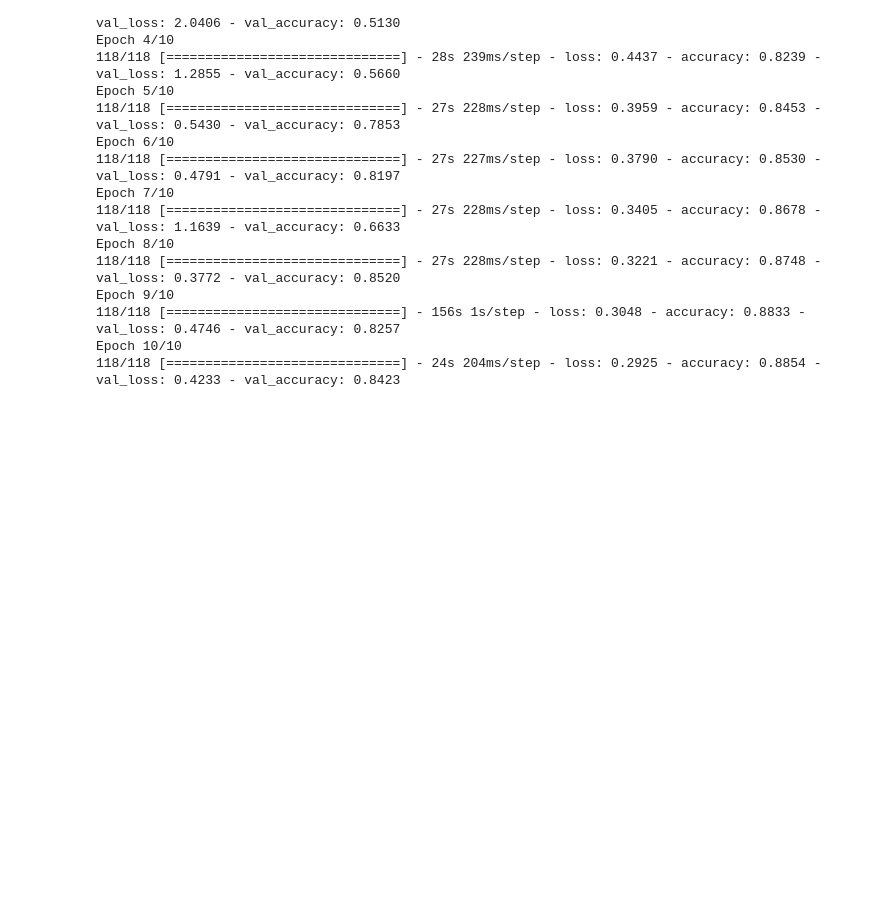
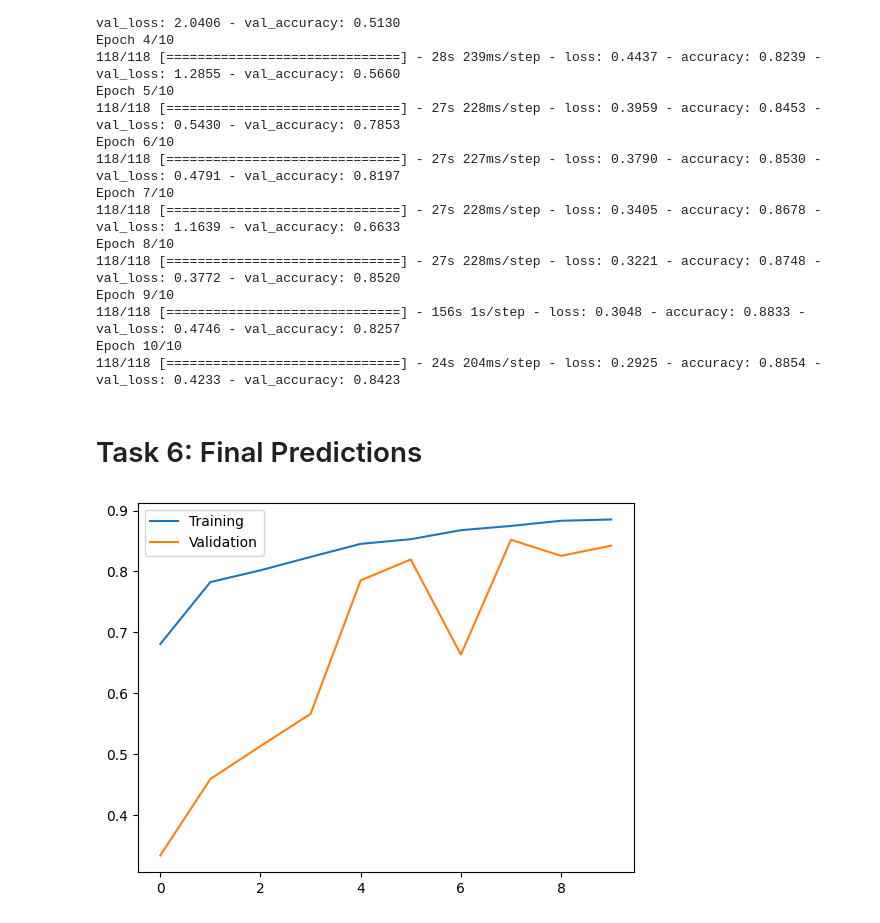
Before and after one commit to ZiaUrRehman-bit/Image-Classification-Using-tensorflow-Keras-on-CIFAR-10-Dataset, a Jupyter notebook: main.ipynb, the cells around one changed output. Cells and saved outputs as stored; diff of their text form; code cells hidden in the pictures; blank space fills up the shorter version.

```diff
--- a/main.ipynb
+++ b/main.ipynb
@@ -252,3 +252,15 @@ Epoch 9/10
 118/118 [==============================] - 156s 1s/step - loss: 0.3048 - accuracy: 0.8833 - val_loss: 0.4746 - val_accuracy: 0.8257
 Epoch 10/10
 118/118 [==============================] - 24s 204ms/step - loss: 0.2925 - accuracy: 0.8854 - val_loss: 0.4233 - val_accuracy: 0.8423
+# %% [markdown]
+# Task 6: Final Predictions
+# %%
+accs = h.history['accuracy']
+val_accs = h.history['val_accuracy']
+
+plt.plot(range(len(accs)),accs, label='Training')
+plt.plot(range(len(accs)),val_accs, label='Validation')
+plt.legend()
+plt.show()
+# %% [output]
+[figure, added]
```
Also changed, not shown: parts of 2 cells of this notebook.
